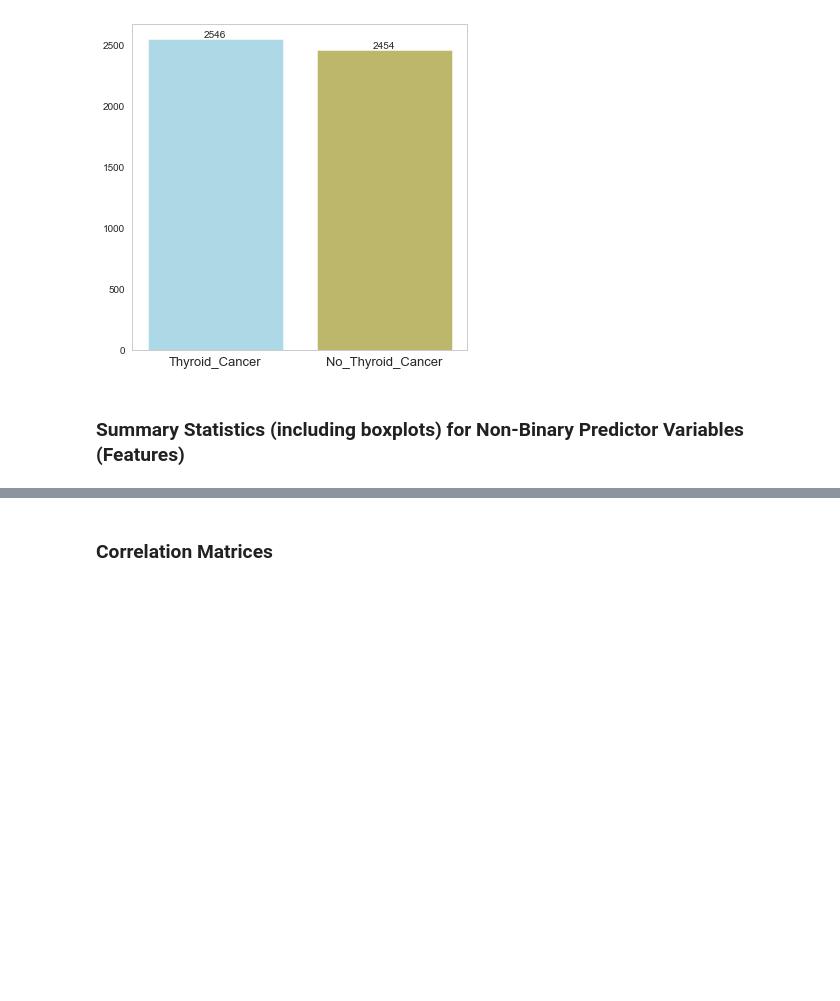
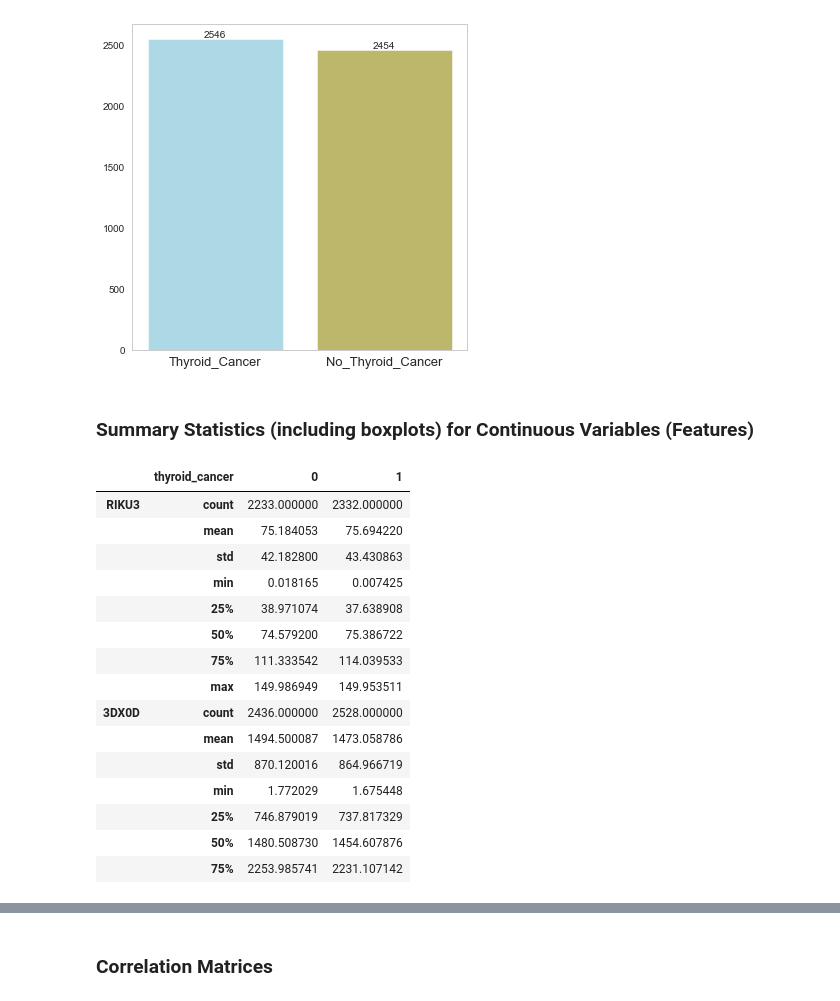
Before and after one commit to Jack-Coutts/ThyCa_Classification_UKBB, a Jupyter notebook: my_supervised_ML_methods.ipynb, the cells around one changed output, grey strips where cells are left out. Saved outputs shown, nothing was run; the diff lists cells and outputs as text; code cells hidden in the pictures; blank space fills up the shorter version.

```diff
--- a/my_supervised_ML_methods.ipynb
+++ b/my_supervised_ML_methods.ipynb
@@ -106,4 +122,4 @@ plt.show() # Show figure
 # %% [output]
 [figure]
 # %% [markdown]
-### Summary Statistics (including boxplots) for Non-Binary Predictor Variables (Features)
+### Summary Statistics (including boxplots) for Continuous Variables (Features)
@@ -109,0 +143,23 @@ plt.show() # Show figure
+# %%
+# Find continuous columns
+continuous_cols, categorical_cols = find_cat_or_con_columns(df)
+
+# Summary statistics for continuous (transpose for presentation)
+df[continuous_cols].groupby(df['thyroid_cancer']).describe().T.head(15)
+# %% [output]
+|  | thyroid_cancer | 0 | 1 |
+| RIKU3 | count | 2233.000000 | 2332.000000 |
+|  | mean | 75.184053 | 75.694220 |
+|  | std | 42.182800 | 43.430863 |
+|  | min | 0.018165 | 0.007425 |
+|  | 25% | 38.971074 | 37.638908 |
+|  | 50% | 74.579200 | 75.386722 |
+|  | 75% | 111.333542 | 114.039533 |
+|  | max | 149.986949 | 149.953511 |
+| 3DX0D | count | 2436.000000 | 2528.000000 |
+|  | mean | 1494.500087 | 1473.058786 |
+|  | std | 870.120016 | 864.966719 |
+|  | min | 1.772029 | 1.675448 |
+|  | 25% | 746.879019 | 737.817329 |
+|  | 50% | 1480.508730 | 1454.607876 |
+|  | 75% | 2253.985741 | 2231.107142 |
```
Also changed, not shown: parts of 4 cells of this notebook.
